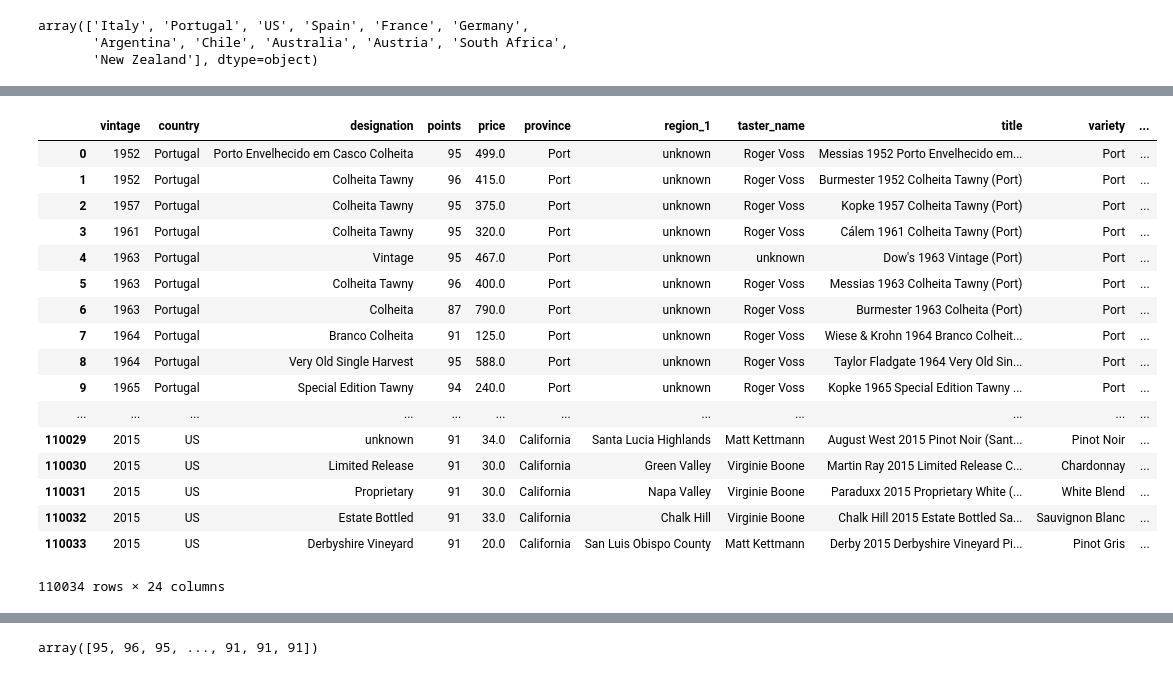
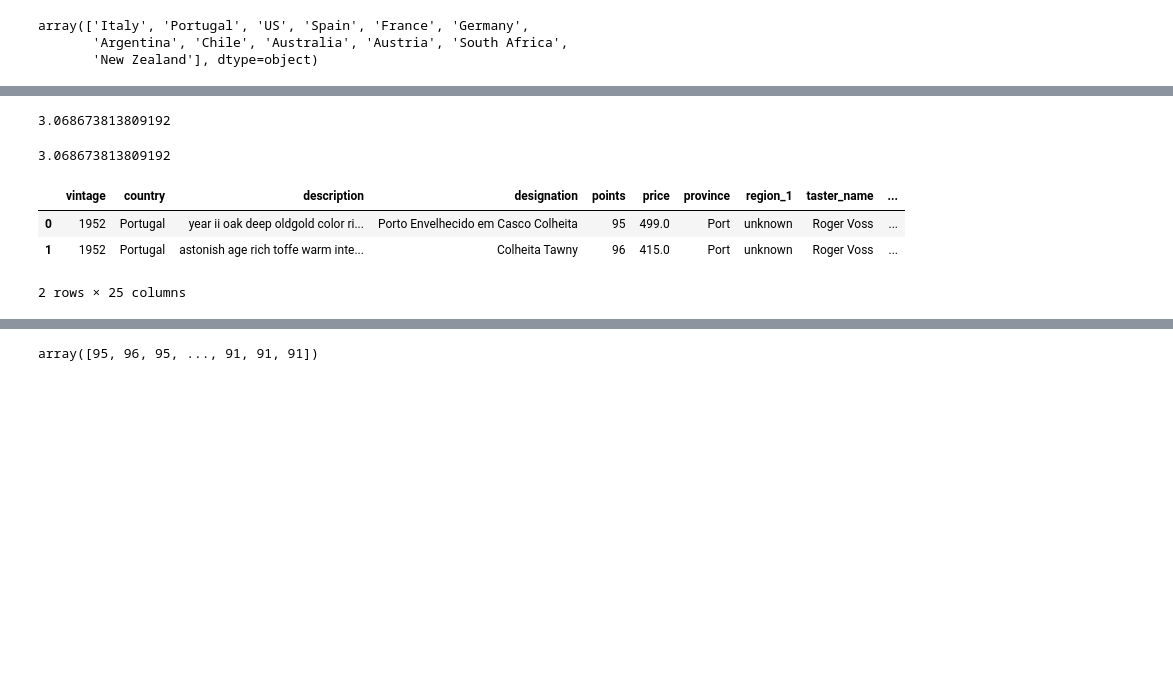
Before and after one commit to burlamix/How_it_taste, a Jupyter notebook: Getting wheter.ipynb, the cells around one changed output, grey strips where cells are left out. Cells and saved outputs as stored; diff of their text form; code cells hidden in the pictures; blank space fills up the shorter version.

```diff
--- a/Getting wheter.ipynb
+++ b/Getting wheter.ipynb
@@ -34,6 +15,5 @@ wine_base = wine_base.reset_index()
 # %%
 #to speed up computation drop colum not used if your data is with that colum otherwise don't run
-wine_base= wine_base.drop(['description_values_tf','description_tfIdf','description_values_tfIdf'], axis=1)
 # %%
 wine_base.head(2)
 # %% [output]
@@ -159,7 +139,7 @@ def cleanDataset_2(dataset,columns_to_drop):
 
     #prende solo recensioni con autore conosciuto, ha senso come cosa?
     #data.dropna(subset=["taster_name"],inplace=True)
-    df = df.drop('description',axis=1)
+    #df = df.drop('description',axis=1)
     #df.price.fillna(0,inplace=True)
     #df['price']=df['price'].astype('int64')
     df = df[df.price.isnull()==False]
@@ -283,6 +246,19 @@ df_2
 # %%
 #this is heavy
 #the match the wheter with the dataset
+# %%
+xxxx=df_2
+X = xxxx.loc[:,['new_1','new_2','new_3']]
+Y=xxxx['points'].values
+X_train, X_test, y_train, y_test = train_test_split(X, Y, test_size=0.20, random_state=42)
+lr = LinearRegression()
+lr.fit(X_train, y_train)
+y_test_pred = lr.predict(X_test)
+mse = mean_squared_error(y_test, y_test_pred)
+rmse = np.sqrt(mse)
+rmse
+# %% [output]
+3.068673813809192
 # %%
 for index, row in df_rain_filtered.iterrows():
     try:
@@ -299,28 +275,27 @@ for index, row in df_temp_filtered.iterrows():
     except KeyError:
         #if there is no wine in that cantry in that year
         pass
+# %%
+xxxx=df_2
+X = xxxx.loc[:,['new_1','new_2','new_3']]
+Y=xxxx['points'].values
+X_train, X_test, y_train, y_test = train_test_split(X, Y, test_size=0.20, random_state=42)
+lr = LinearRegression()
+lr.fit(X_train, y_train)
+y_test_pred = lr.predict(X_test)
+mse = mean_squared_error(y_test, y_test_pred)
+rmse = np.sqrt(mse)
+rmse
+# %% [output]
+3.068673813809192
 # %%
 df_2 = df_2.reset_index()
-df_2
+df_2.head(2)
 # %% [output]
-|  | vintage | country | designation | points | price | province | region_1 | taster_name | title | variety | ... |
-| 0 | 1952 | Portugal | Porto Envelhecido em Casco Colheita | 95 | 499.0 | Port | unknown | Roger Voss | Messias 1952 Porto Envelhecido em... | Port | ... |
-| 1 | 1952 | Portugal | Colheita Tawny | 96 | 415.0 | Port | unknown | Roger Voss | Burmester 1952 Colheita Tawny (Port) | Port | ... |
-| 2 | 1957 | Portugal | Colheita Tawny | 95 | 375.0 | Port | unknown | Roger Voss | Kopke 1957 Colheita Tawny (Port) | Port | ... |
-| 3 | 1961 | Portugal | Colheita Tawny | 95 | 320.0 | Port | unknown | Roger Voss | Cálem 1961 Colheita Tawny (Port) | Port | ... |
-| 4 | 1963 | Portugal | Vintage | 95 | 467.0 | Port | unknown | unknown | Dow's 1963 Vintage (Port) | Port | ... |
-| 5 | 1963 | Portugal | Colheita Tawny | 96 | 400.0 | Port | unknown | Roger Voss | Messias 1963 Colheita Tawny (Port) | Port | ... |
-| 6 | 1963 | Portugal | Colheita | 87 | 790.0 | Port | unknown | Roger Voss | Burmester 1963 Colheita (Port) | Port | ... |
-| 7 | 1964 | Portugal | Branco Colheita | 91 | 125.0 | Port | unknown | Roger Voss | Wiese & Krohn 1964 Branco Colheit... | Port | ... |
-| 8 | 1964 | Portugal | Very Old Single Harvest | 95 | 588.0 | Port | unknown | Roger Voss | Taylor Fladgate 1964 Very Old Sin... | Port | ... |
-| 9 | 1965 | Portugal | Special Edition Tawny | 94 | 240.0 | Port | unknown | Roger Voss | Kopke 1965 Special Edition Tawny ... | Port | ... |
-| ... | ... | ... | ... | ... | ... | ... | ... | ... | ... | ... | ... |
-| 110029 | 2015 | US | unknown | 91 | 34.0 | California | Santa Lucia Highlands | Matt Kettmann | August West 2015 Pinot Noir (Sant... | Pinot Noir | ... |
-| 110030 | 2015 | US | Limited Release | 91 | 30.0 | California | Green Valley | Virginie Boone | Martin Ray 2015 Limited Release C... | Chardonnay | ... |
-| 110031 | 2015 | US | Proprietary | 91 | 30.0 | California | Napa Valley | Virginie Boone | Paraduxx 2015 Proprietary White (... | White Blend | ... |
-| 110032 | 2015 | US | Estate Bottled | 91 | 33.0 | California | Chalk Hill | Virginie Boone | Chalk Hill 2015 Estate Bottled Sa... | Sauvignon Blanc | ... |
-| 110033 | 2015 | US | Derbyshire Vineyard | 91 | 20.0 | California | San Luis Obispo County | Matt Kettmann | Derby 2015 Derbyshire Vineyard Pi... | Pinot Gris | ... |
+|  | vintage | country | description | designation | points | price | province | region_1 | taster_name | ... |
+| 0 | 1952 | Portugal | year ii oak deep oldgold color ri... | Porto Envelhecido em Casco Colheita | 95 | 499.0 | Port | unknown | Roger Voss | ... |
+| 1 | 1952 | Portugal | astonish age rich toffe warm inte... | Colheita Tawny | 96 | 415.0 | Port | unknown | Roger Voss | ... |
-110034 rows × 24 columns
+2 rows × 25 columns
 # %%
 #label each colum that you want to use
 
```
Also changed, not shown: parts of 18 cells of this notebook, 5 other files.
